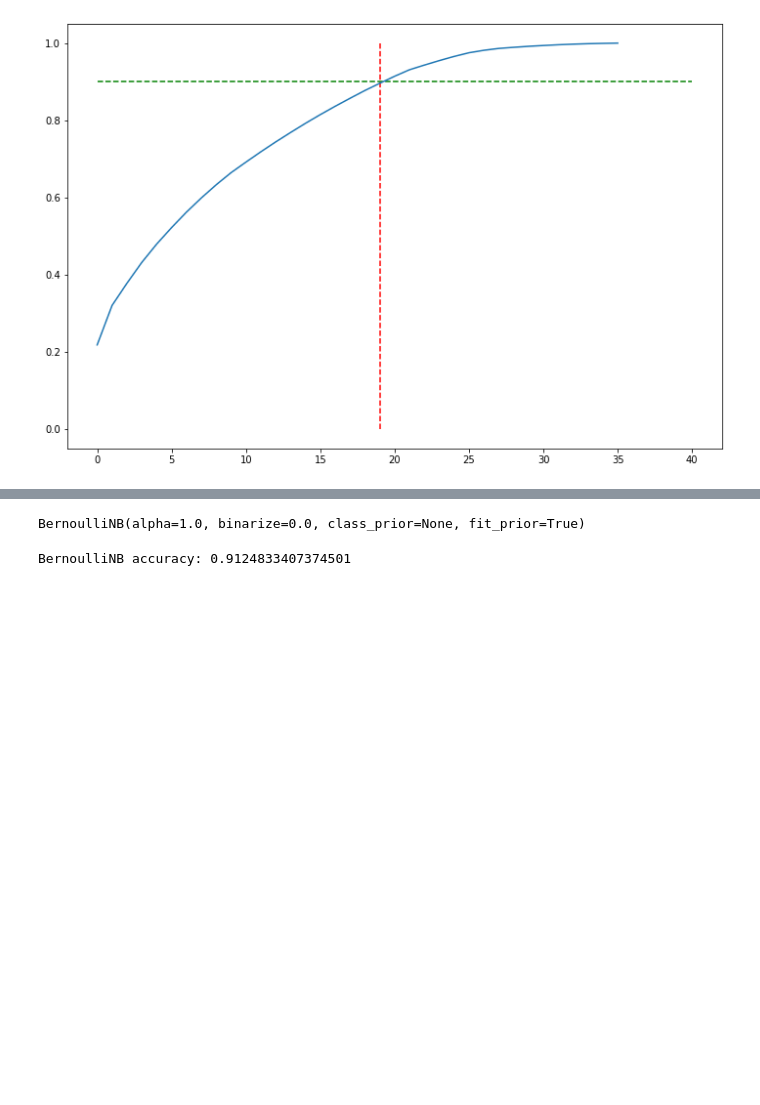
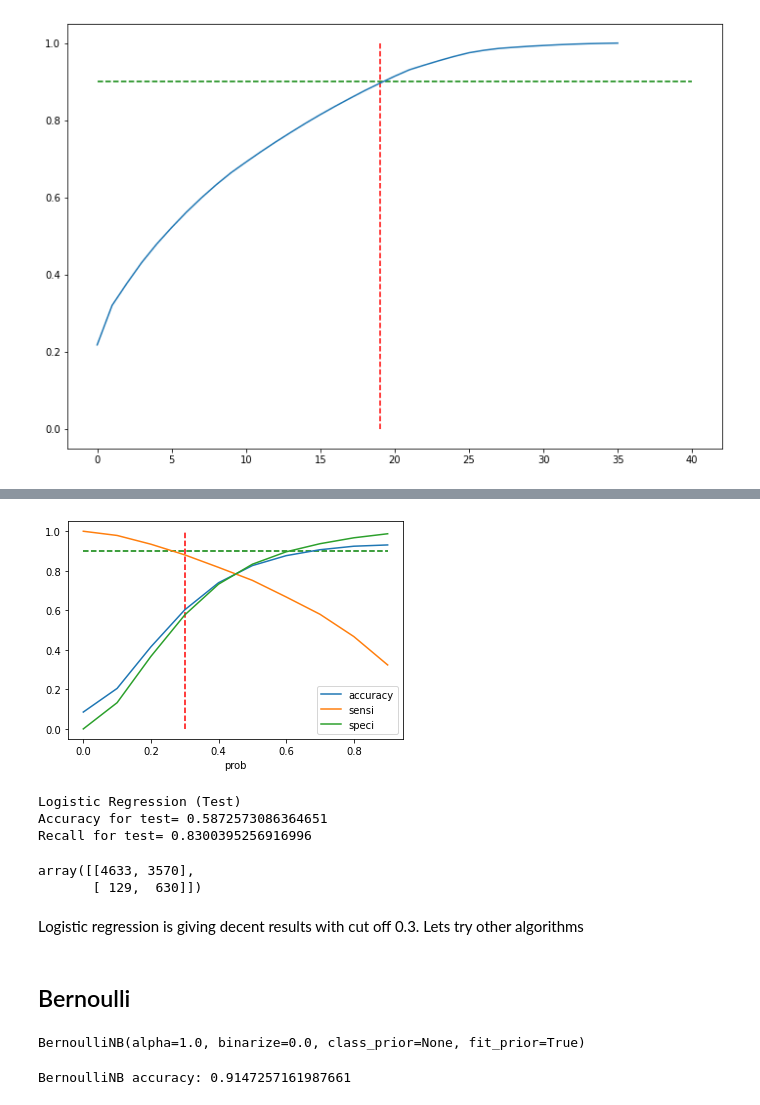
Before and after one commit to adi007me/telecom-churn-case-study, a Jupyter notebook: telecom-churn.ipynb, the cells around one changed output, grey strips where cells are left out. Drawn from its saved outputs; the diff is of its cells as text; code cells hidden in the pictures; blank space fills up the shorter version.

Commit message:
Logistic Regression HP tunning

```diff
--- a/telecom-churn.ipynb
+++ b/telecom-churn.ipynb
@@ -722,0 +749,31 @@ array([[6770, 1464],
+# %%
+# Finding optimal cutoff
+# Let's create columns with different probability cutoffs
+
+y_train_pred_final_df = pd.DataFrame(y_train_proba_logreg[:,1], columns=['Churn_Proba'])
+y_train_pred_final_df['Actual_Churn'] = np.array(y_train)
+
+numbers = [float(x)/10 for x in range(10)]
+for i in numbers:
+    y_train_pred_final_df[i]= y_train_pred_final_df.Churn_Proba.map(lambda x: 1 if x > i else 0)
+y_train_pred_final_df['Churn'] = y_train_pred_logreg
+# %%
+# Now let's calculate accuracy sensitivity and specificity for various probability cutoffs.
+cutoff_df = pd.DataFrame( columns = ['prob','accuracy','sensi','speci'])
+from sklearn.metrics import confusion_matrix
+
+# TP = confusion[1,1] # true positive
+# TN = confusion[0,0] # true negatives
+# FP = confusion[0,1] # false positives
+# FN = confusion[1,0] # false negatives
+
+num = [0.0,0.1,0.2,0.3,0.4,0.5,0.6,0.7,0.8,0.9]
+for i in num:
+    cm1 = metrics.confusion_matrix(y_train_pred_final_df.Actual_Churn, y_train_pred_final_df[i] )
+    total1=sum(sum(cm1))
+    accuracy = (cm1[0,0]+cm1[1,1])/total1
+
+    speci = cm1[0,0]/(cm1[0,0]+cm1[0,1])
+    sensi = cm1[1,1]/(cm1[1,0]+cm1[1,1])
+    cutoff_df.loc[i] =[ i ,accuracy,sensi,speci]
+print(cutoff_df)
@@ -723,3 +792,38 @@ array([[6770, 1464],
+# %%
+# Let's plot accuracy sensitivity and specificity for various probabilities.
+cutoff_df.plot.line(x='prob', y=['accuracy','sensi','speci'])
+plt.vlines(x=0.30, ymax=1, ymin=0, colors="r", linestyles="--")
+plt.hlines(y=0.90, xmax=0.9, xmin=0, colors="g", linestyles="--")
+plt.show()
+# %% [output]
+[figure, added]
+# %%
+# At threshold of 0.30, we see Sensitivity is at 0.85, Accuracy is at 0.7 and Specificity is at 0.7
+# As we have learnt that retaining the customer is more important, we can choose this model
+
+y_test_proba_logreg = logreg.predict_proba(X_test_pca)
+y_test_churn_proba_logreg = y_test_proba_logreg[:,1]
+y_test_pred_logreg = y_test_churn_proba_logreg >= 0.30
+
+accuracy_test_logreg = metrics.accuracy_score(y_test, y_test_pred_logreg)
+
+print('Logistic Regression (Test)')
+print('Accuracy for test=', accuracy_test_logreg)
+
+recall_test_logreg = metrics.recall_score(y_test, y_test_pred_logreg)
+print('Recall for test=', recall_test_logreg)
+
+metrics.confusion_matrix(y_test, y_test_pred_logreg)
+# %% [output]
+Logistic Regression (Test)
+Accuracy for test= 0.5872573086364651
+Recall for test= 0.8300395256916996
+array([[4633, 3570],
+       [ 129,  630]])
+# %% [markdown]
+Logistic regression is giving decent results with cut off 0.3. Lets try other algorithms
+# %% [markdown]
+## Bernoulli
 # %%
 from sklearn.naive_bayes import BernoulliNB
 
@@ -731,10 +835,10 @@ bnb.fit(X_train_pca, y_train)
 # %% [output]
 BernoulliNB(alpha=1.0, binarize=0.0, class_prior=None, fit_prior=True)
 # %%
-y_pred_bnb = bnb.predict(X_test_pca)
-accuracy_bnb = metrics.accuracy_score(y_test, y_train_bnb)
+y_train_pred_bnb = bnb.predict(X_train_pca)
+accuracy_bnb = metrics.accuracy_score(y_train, y_train_pred_bnb)
 
 print('BernoulliNB accuracy:', accuracy_bnb)
 # %% [output]
-BernoulliNB accuracy: 0.9124833407374501
+BernoulliNB accuracy: 0.9147257161987661
 # %%
```
Also changed, not shown: parts of 27 cells of this notebook.
